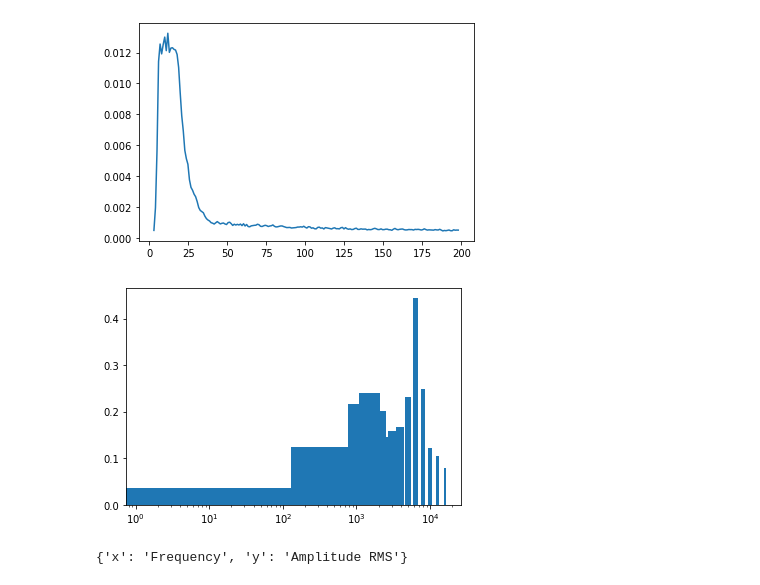
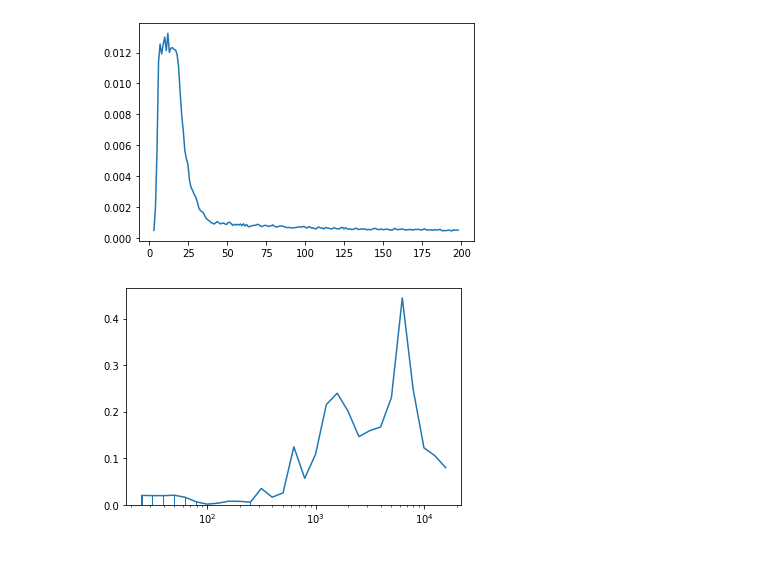
Before and after one commit to LolloCappo/pyLMS, a Jupyter notebook: pyLMS.ipynb, the cells around one changed output. Saved outputs shown, nothing was run; the diff lists cells and outputs as text; code cells hidden in the pictures.

```diff
--- a/pyLMS.ipynb
+++ b/pyLMS.ipynb
@@ -26,6 +26,7 @@ def pyLMS(filename, domain):
         y_unit = y[0][0][0][1][0][0][0][0]
         y_conversion = y[0][0][0][1][0][0][1][0][0][1][0][0]
         y_vect = np.ravel(y[0][0][0][0]) * y_conversion
+        z = np.ravel(mat[ty]['function_record'])[0][0][0][0][0]
 
         if y_unit == 'g':
             y_mag = 'Acceleration'
@@ -52,6 +53,7 @@ def pyLMS(filename, domain):
         y_unit = y[0][0][0][1][0][0][0][0]
         y_conversion = y[0][0][0][1][0][0][1][0][0][1][0][0]
         y_vect = np.ravel(y[0][0][0][0]) * y_conversion
+        z = np.ravel(mat[ty]['function_record'])[0][0][0][0][0]
 
         y_mag = 'Power Spectral Density'
 
@@ -60,6 +62,7 @@ def pyLMS(filename, domain):
 
         ty  = 'FrequencySpectrum'
         x_mag = 'Frequency'
+        y_mag = 'Amplitude'
 
         fcentre = np.round(10**(np.arange(1,50,1) * 0.1),5)
 
@@ -67,8 +70,8 @@ def pyLMS(filename, domain):
         x_start = np.round(x[0][0][0][0][0][0],5)
         x_numbers = x[0][0][0][2][0][0]
         x_unit = x[0][0][0][1][0]
-        index = np.where(fcentre==start)[0][0]
-        x_vect = np.take(fcentre,np.arange(index,index+x_numbers))
+        index = np.where(fcentre==x_start)[0][0]
+        x_vect = np.take(fcentre,np.arange(index,index + x_numbers))
 
         y = np.ravel(mat[ty]['y_values'])
         y_unit = y[0][0][0][1][0][0][0][0]
@@ -76,7 +79,9 @@ def pyLMS(filename, domain):
         y_vect = np.ravel(y[0][0][0][0]) * y_conversion
 
         z = np.ravel(mat[ty]['function_record'])[0][0][0][0][0]
-        y_mag = 'Amplitude '+ z
+
+    if type(z) == str:
+        y_mag = y_mag + z
 
     data = {'x' : x_vect, 'y' : y_vect}
     units = {'x' : x_unit, 'y' : y_unit}
@@ -97,13 +103,9 @@ plt.plot(data['signals']['x'], data['signals']['y'])
 [<matplotlib.lines.Line2D at 0x...>]
 [figure]
 # %%
-%matplotlib inline
 data = pyLMS('data/terzi_ottava.mat', 'Octave')
-plt.bar(data['signals']['x'],data['signals']['y'], width = 1000)
+plt.bar(data['signals']['x'],data['signals']['y'])
+plt.plot(data['signals']['x'],data['signals']['y'])
 plt.xscale('log')
 # %% [output]
-[figure, old version]
+[figure, new version]
-# %%
-data['mags']
-# %% [output]
-{'x': 'Frequency', 'y': 'Amplitude RMS'}
```
Also changed, not shown: parts of 3 cells of this notebook.
